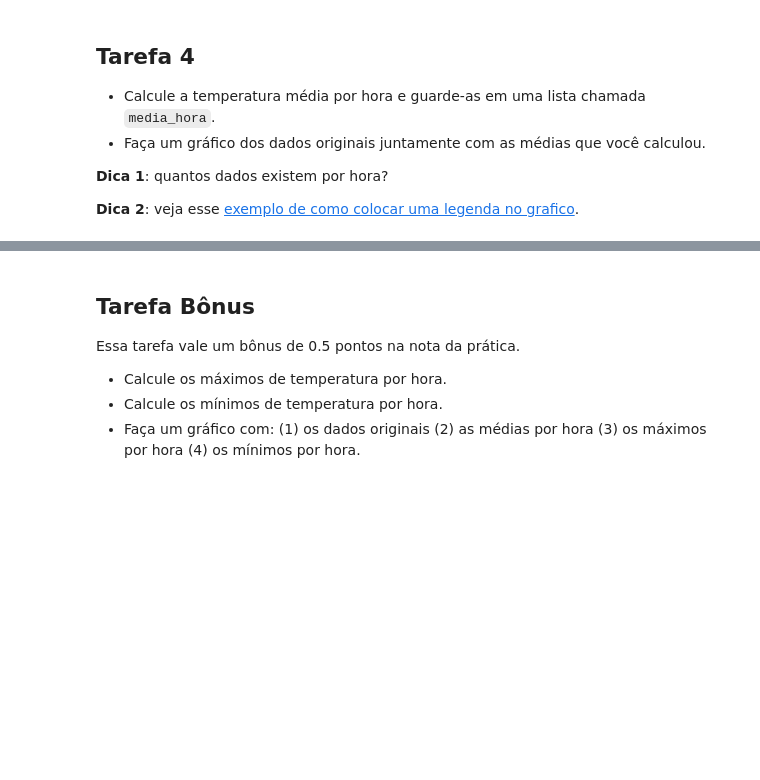
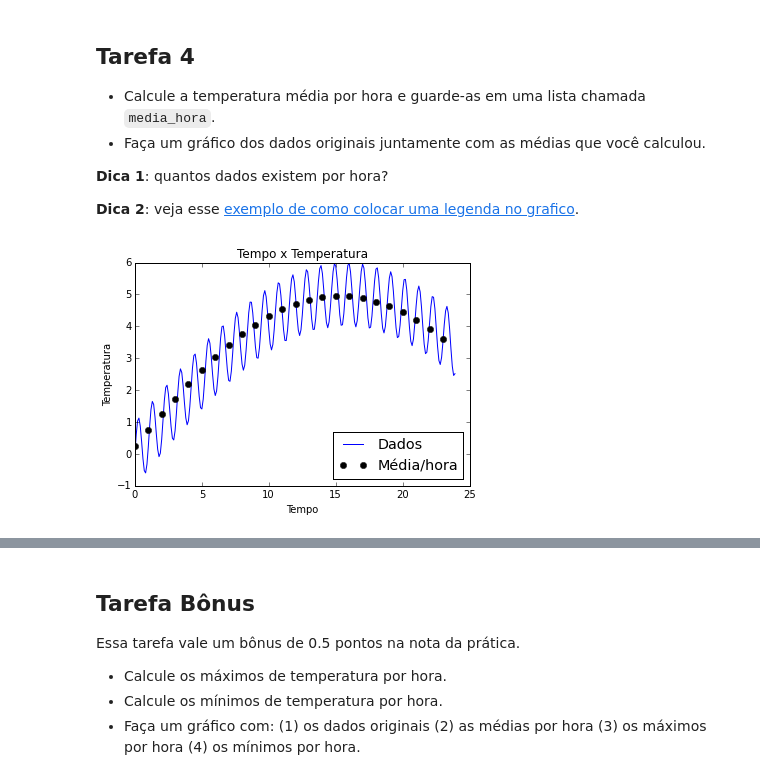
Before and after one commit to mat-esp-2015/python-intro-2-gloria_cthulhu, a Jupyter notebook: tarefa-intro-python-2.ipynb, the cells around one changed output, grey strips where cells are left out. Saved outputs shown, nothing was run; the diff lists cells and outputs as text; code cells hidden in the pictures; blank space fills up the shorter version.

```diff
--- a/tarefa-intro-python-2.ipynb
+++ b/tarefa-intro-python-2.ipynb
@@ -325,6 +321,46 @@ Minimo esta igual? True
 **Dica 1**: quantos dados existem por hora?
 
 **Dica 2**: veja esse [exemplo de como colocar uma legenda no grafico](http://matplotlib.org/examples/api/legend_demo.html).
+# %%
+i = 0 #criamos a variavel i iniciando no valor 0
+
+media_hora = [] #criamos a lista media_hora vazia
+
+for x in range(24): #ou seja, repetiremos o comando a seguir 25 vezes
+    x = (dados[i]+dados[i+1]+dados[i+2]+dados[i+3]+dados[i+4]+dados[i+5]+dados[i+6]+dados[i+7]+dados[i+8]+dados[i+9])/10
+    #x sera a media dos 10 proximos itens da lista dados
+    i = i+10 #feito isso, o i pula uma dezena adiante
+    media_hora.append(x) #alem disso, o valor da media e adicionado a lista media_hora
+    #e entao o loop prossegue com o i representando a proxima dezena, ate que o comando seja repetido 25 vezes.
+
+import numpy as np
+
+tempos = [] #primeiro, criamos duas listas vazias representando o tempo e a temperatura
+dados = []
+
+arquivo = open('dados.csv') #abrimos o arquivo com os dados
+for linha in arquivo: #para cada linha do arquivo...
+    split = linha.split(', ') #separamos os dois componentes da linha
+    tempos.append(float(split[0])) #o primeiro componente, convertido em float, vai para tempos
+    dados.append(float(split[1])) #o segundo componente, convertido tambem, vai para dados
+
+
+
+
+import matplotlib.pyplot as plt #importamos a livraria para o grafico
+%matplotlib inline
+
+plt.figure() #criamos aqui a figura em branco
+plt.plot(tempos, dados, 'b', label='Dados') #aqui preenchemos-na com os dados organizados
+plt.plot(media_hora,'ok', label='Média/hora')
+plt.title("Tempo x Temperatura") #título
+plt.xlabel(u"Tempo") #nomeamos o eixo X
+plt.ylabel("Temperatura") #nomeamos o eixo Y
+plt.legend(loc='lower right', fontsize='x-large')
+
+arquivo.close() #fechamos o arquivo
+# %% [output]
+[figure, added]
 # %% [markdown]
 ### Resultado esperado
 
```
Also changed, not shown: parts of 8 cells of this notebook.
